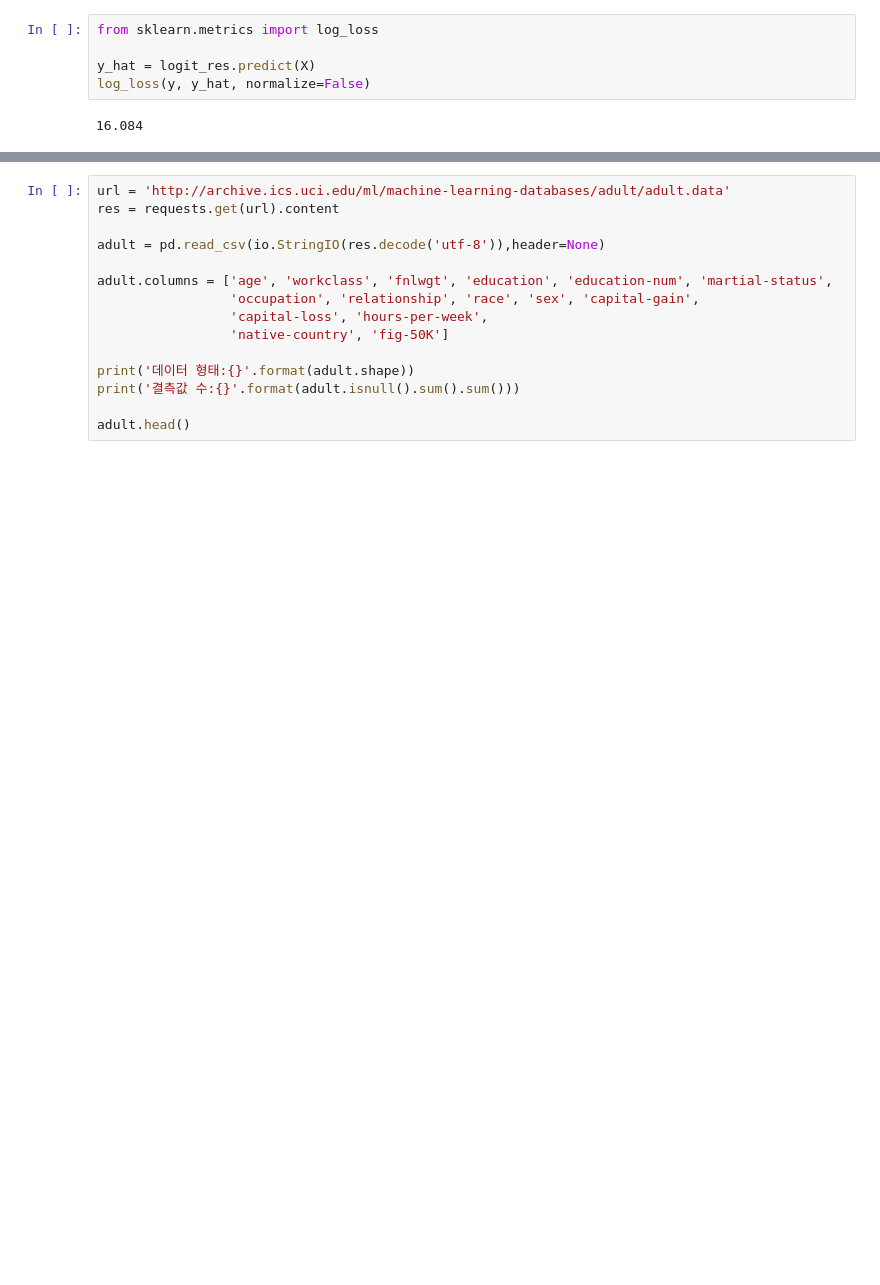
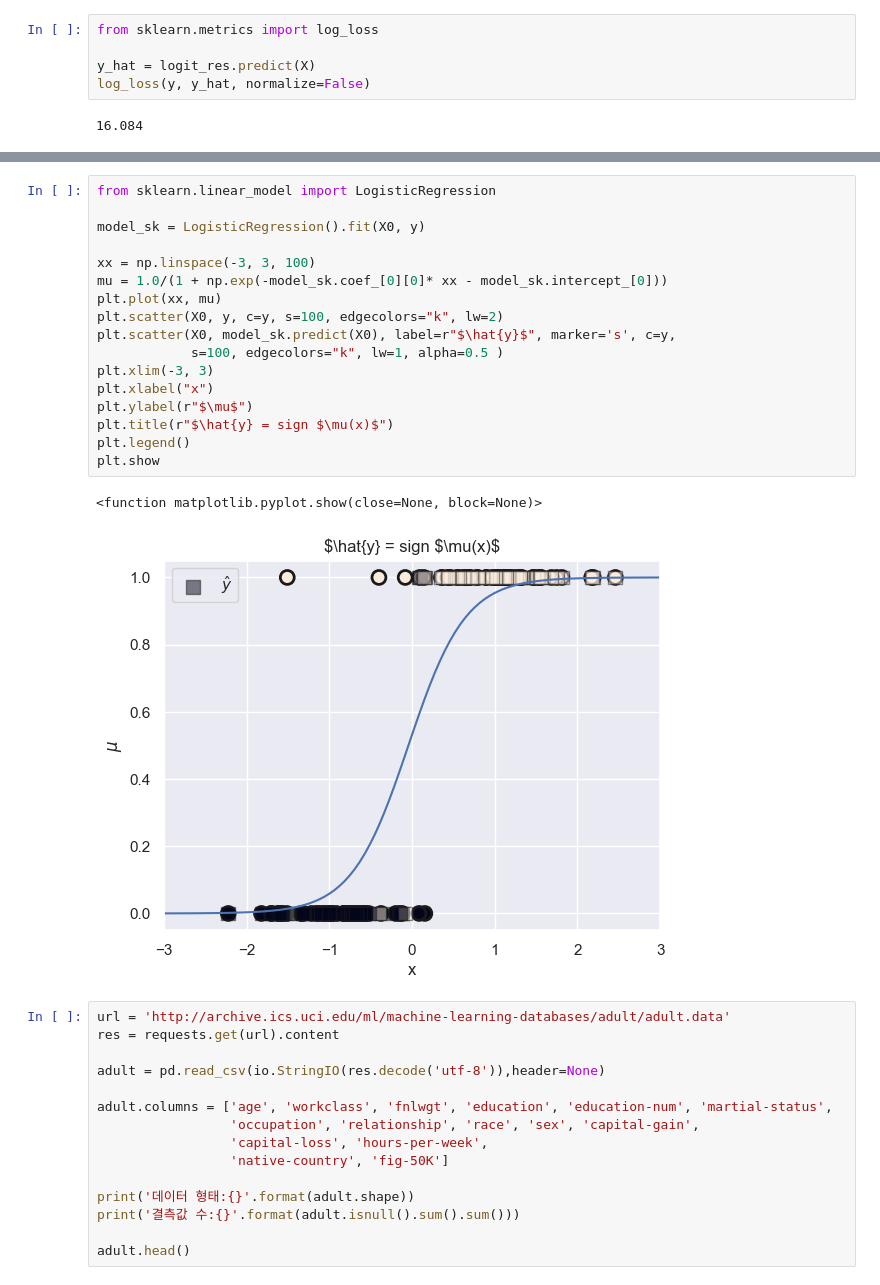
Before and after one commit to jeongbeenson19/dstb, a Jupyter notebook: logistic_regression.ipynb, the cells around one changed output, grey strips where cells are left out. Saved outputs shown, nothing was run; the diff lists cells and outputs as text; blank space fills up the shorter version.

```diff
--- a/logistic_regression.ipynb
+++ b/logistic_regression.ipynb
@@ -405,3 +446,23 @@ log_loss(y, y_hat, normalize=False)
+# %%
+from sklearn.linear_model import LogisticRegression
+
+model_sk = LogisticRegression().fit(X0, y)
+
+xx = np.linspace(-3, 3, 100)
+mu = 1.0/(1 + np.exp(-model_sk.coef_[0][0]* xx - model_sk.intercept_[0]))
+plt.plot(xx, mu)
+plt.scatter(X0, y, c=y, s=100, edgecolors="k", lw=2)
+plt.scatter(X0, model_sk.predict(X0), label=r"$\hat{y}$", marker='s', c=y,
+            s=100, edgecolors="k", lw=1, alpha=0.5 )
+plt.xlim(-3, 3)
+plt.xlabel("x")
+plt.ylabel(r"$\mu$")
+plt.title(r"$\hat{y} = sign $\mu(x)$")
+plt.legend()
+plt.show
+# %% [output]
+<function matplotlib.pyplot.show(close=None, block=None)>
+[figure, added]
 # %%
 url = 'http://archive.ics.uci.edu/ml/machine-learning-databases/adult/adult.data'
 res = requests.get(url).content
```
Also changed, not shown: parts of 19 cells of this notebook.
